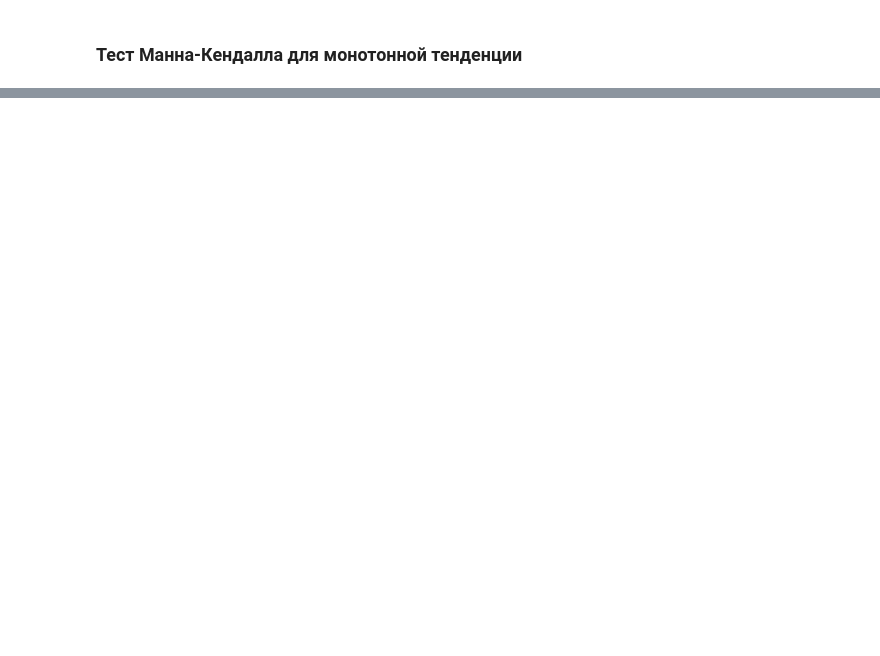
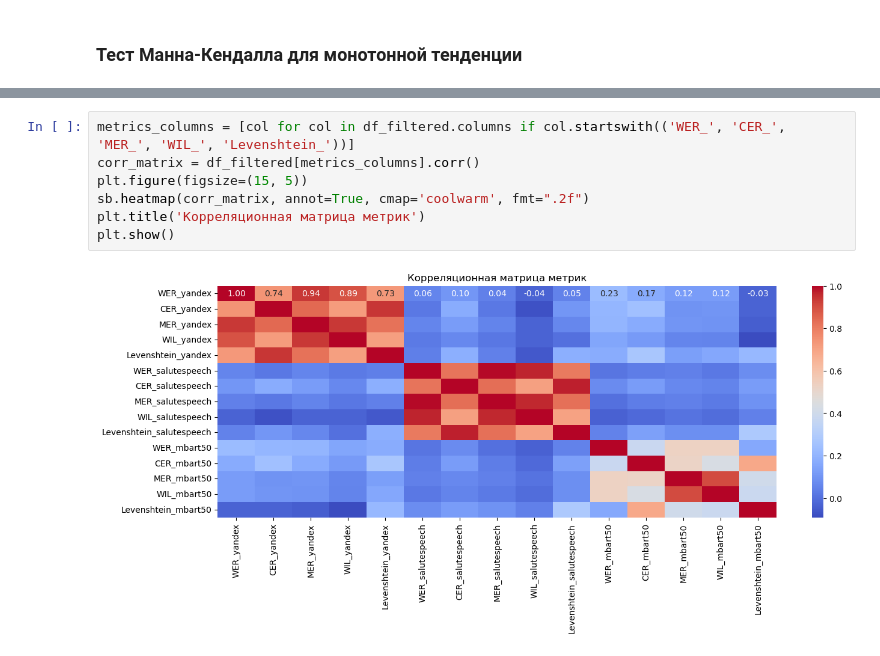
Before and after one commit to RedAlexDad/SpeechTraining, a Jupyter notebook: research/sentense/research.ipynb, the cells around one changed output, grey strips where cells are left out. Cells and saved outputs as stored; diff of their text form; blank space fills up the shorter version.

```diff
--- a/research/sentense/research.ipynb
+++ b/research/sentense/research.ipynb
@@ -331,0 +658,9 @@ for metric in metrics:
+# %%
+metrics_columns = [col for col in df_filtered.columns if col.startswith(('WER_', 'CER_', 'MER_', 'WIL_', 'Levenshtein_'))]
+corr_matrix = df_filtered[metrics_columns].corr()
+plt.figure(figsize=(15, 5))
+sb.heatmap(corr_matrix, annot=True, cmap='coolwarm', fmt=".2f")
+plt.title('Корреляционная матрица метрик')
+plt.show()
+# %% [output]
+[figure, added]
```
Also changed, not shown: parts of 19 cells of this notebook, 5 other files.
